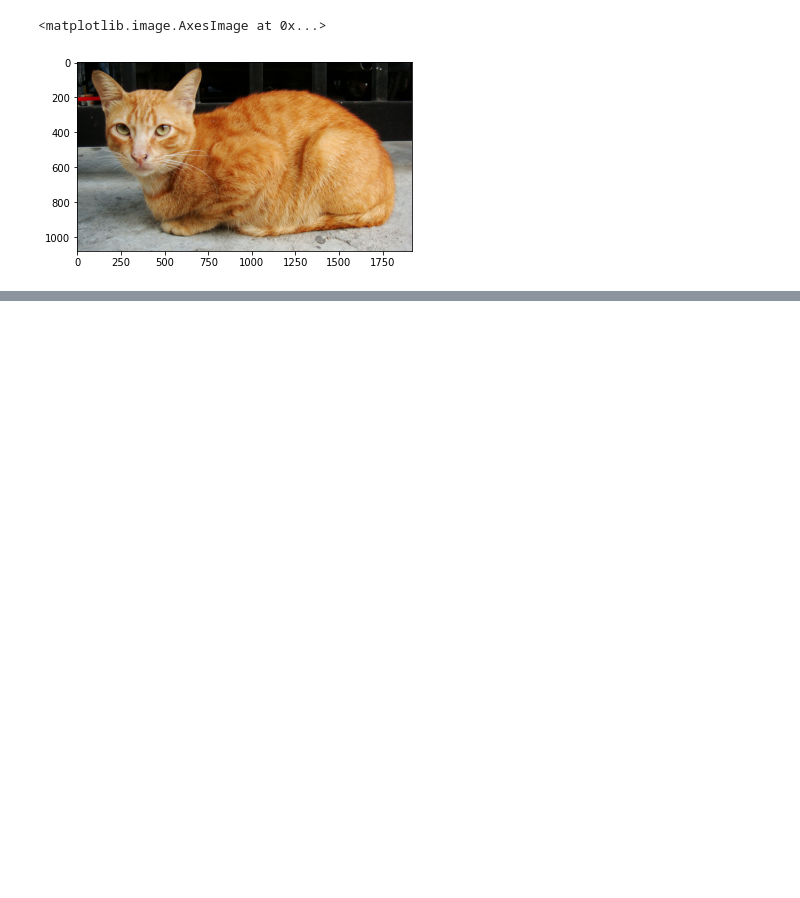
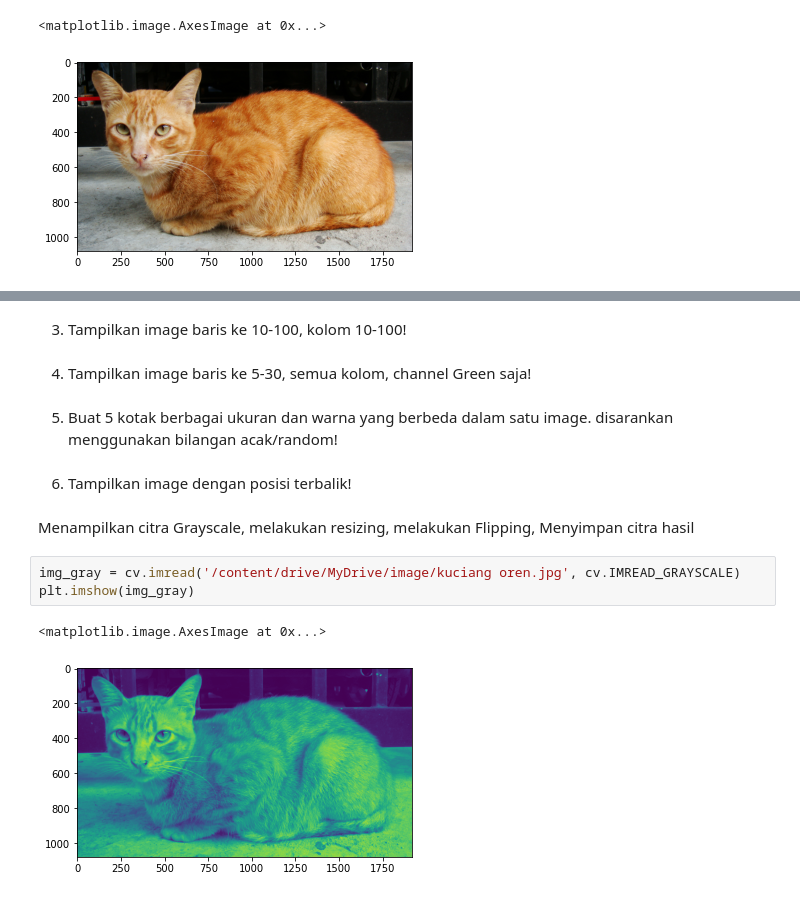
Before and after one commit to mukhammadarifin/PCVK_Genap_2021, a Jupyter notebook: week2.ipynb, the cells around one changed output, grey strips where cells are left out. Drawn from its saved outputs; the diff is of its cells as text; blank space fills up the shorter version.

```diff
--- a/week2.ipynb
+++ b/week2.ipynb
@@ -38,0 +48,17 @@ plt.imshow(img3)
+# %% [markdown]
+3. Tampilkan image baris ke 10-100, kolom 10-100!
+# %% [markdown]
+4. Tampilkan image baris ke 5-30, semua kolom, channel Green saja!
+# %% [markdown]
+5. Buat 5 kotak berbagai ukuran dan warna yang berbeda dalam satu image. disarankan menggunakan bilangan acak/random!
+# %% [markdown]
+6. Tampilkan image dengan posisi terbalik!
+# %% [markdown]
+Menampilkan citra Grayscale, melakukan resizing, melakukan Flipping, Menyimpan
+citra hasil
+# %%
+img_gray = cv.imread('/content/drive/MyDrive/image/kuciang oren.jpg', cv.IMREAD_GRAYSCALE)
+plt.imshow(img_gray)
+# %% [output]
+<matplotlib.image.AxesImage at 0x...>
+[figure, added]
```
Also changed, not shown: parts of 6 cells of this notebook.
